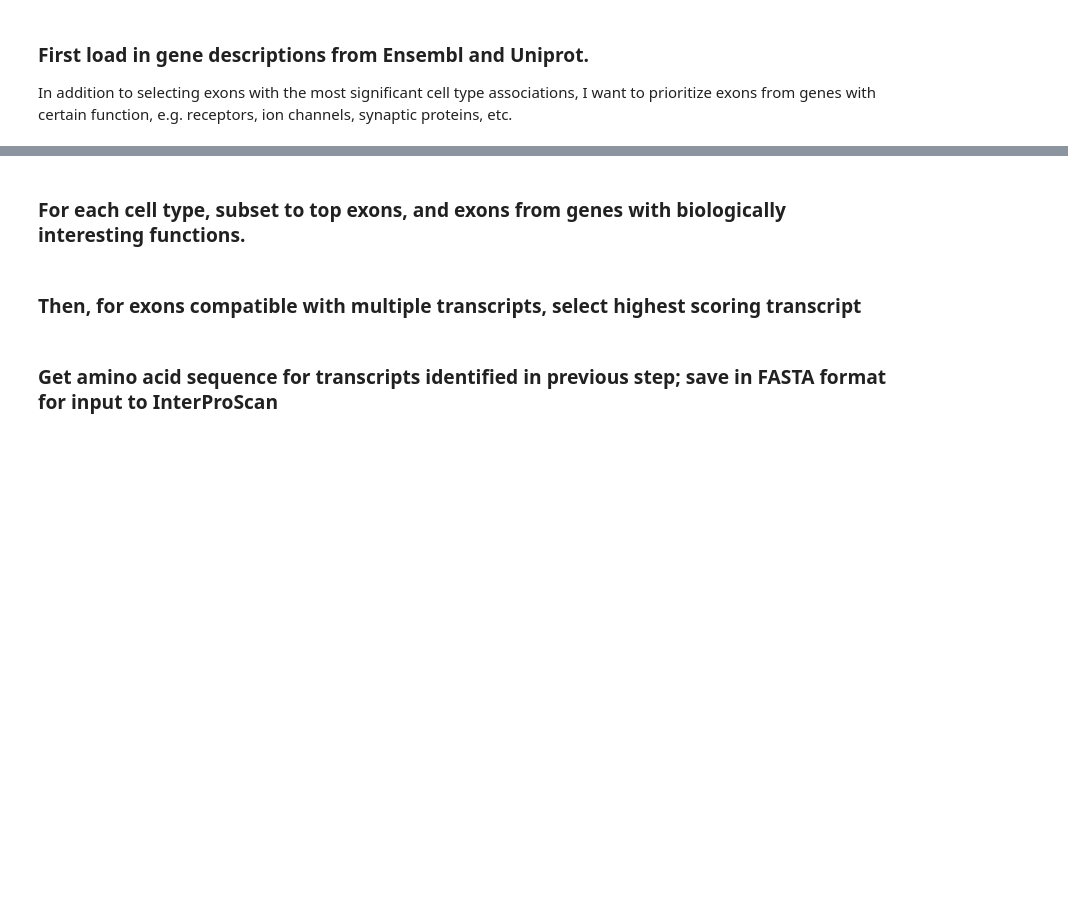
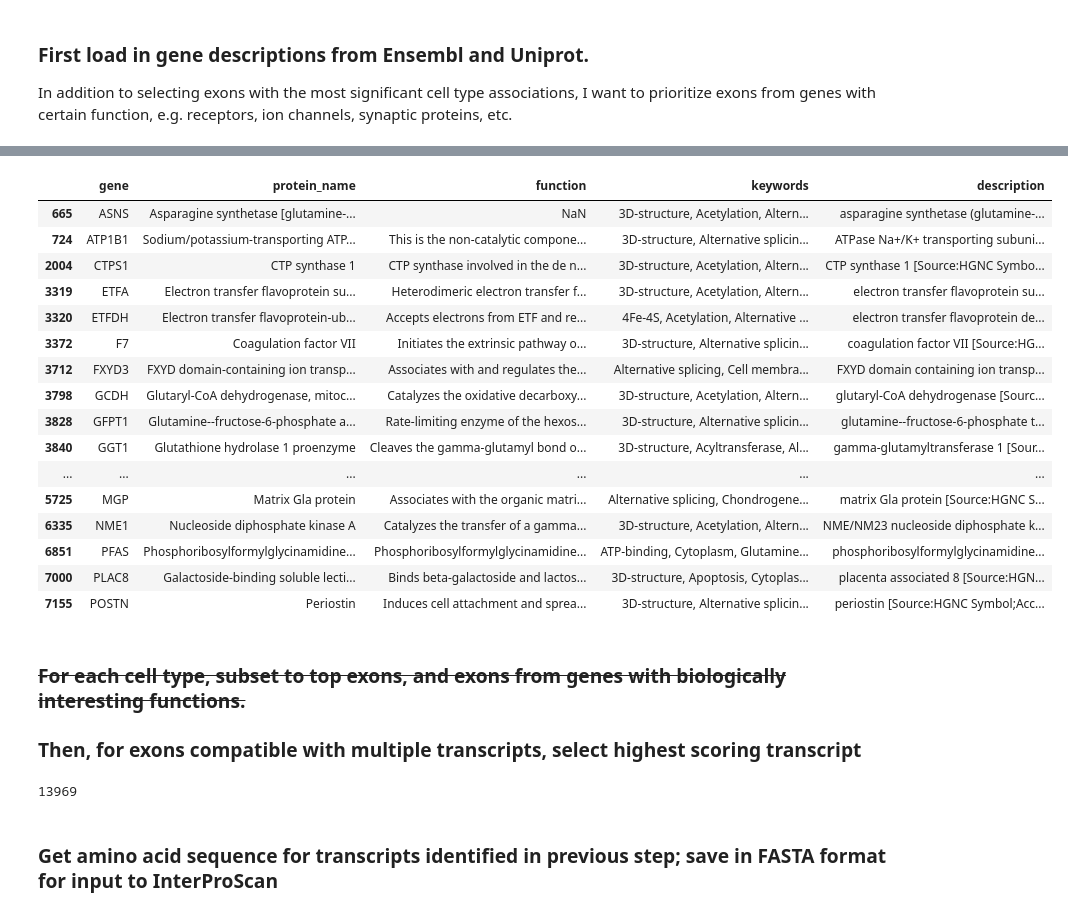
Before and after one commit to reliscu/bulk_splicing_GTEx_cortex, a Jupyter notebook: 28_filter_exons_for_interproscan.ipynb, the cells around one changed output, grey strips where cells are left out. Saved outputs shown, nothing was run; the diff lists cells and outputs as text; code cells hidden in the pictures; blank space fills up the shorter version.

```diff
--- a/28_filter_exons_for_interproscan.ipynb
+++ b/28_filter_exons_for_interproscan.ipynb
@@ -23,6 +50,25 @@ signif_exons = signif_exons.rename(columns={signif_exons.columns[0]: "event"})
+# %%
+gene_info[gene_info["keywords"].str.contains("glut", case=False)].head(20)
+# %% [output]
+|  | gene | protein_name | function | keywords | description |
+| 665 | ASNS | Asparagine synthetase [glutamine-... | NaN | 3D-structure, Acetylation, Altern... | asparagine synthetase (glutamine-... |
+| 724 | ATP1B1 | Sodium/potassium-transporting ATP... | This is the non-catalytic compone... | 3D-structure, Alternative splicin... | ATPase Na+/K+ transporting subuni... |
+| 2004 | CTPS1 | CTP synthase 1 | CTP synthase involved in the de n... | 3D-structure, Acetylation, Altern... | CTP synthase 1 [Source:HGNC Symbo... |
+| 3319 | ETFA | Electron transfer flavoprotein su... | Heterodimeric electron transfer f... | 3D-structure, Acetylation, Altern... | electron transfer flavoprotein su... |
+| 3320 | ETFDH | Electron transfer flavoprotein-ub... | Accepts electrons from ETF and re... | 4Fe-4S, Acetylation, Alternative ... | electron transfer flavoprotein de... |
+| 3372 | F7 | Coagulation factor VII | Initiates the extrinsic pathway o... | 3D-structure, Alternative splicin... | coagulation factor VII [Source:HG... |
+| 3712 | FXYD3 | FXYD domain-containing ion transp... | Associates with and regulates the... | Alternative splicing, Cell membra... | FXYD domain containing ion transp... |
+| 3798 | GCDH | Glutaryl-CoA dehydrogenase, mitoc... | Catalyzes the oxidative decarboxy... | 3D-structure, Acetylation, Altern... | glutaryl-CoA dehydrogenase [Sourc... |
+| 3828 | GFPT1 | Glutamine--fructose-6-phosphate a... | Rate-limiting enzyme of the hexos... | 3D-structure, Alternative splicin... | glutamine--fructose-6-phosphate t... |
+| 3840 | GGT1 | Glutathione hydrolase 1 proenzyme | Cleaves the gamma-glutamyl bond o... | 3D-structure, Acyltransferase, Al... | gamma-glutamyltransferase 1 [Sour... |
+| ... | ... | ... | ... | ... | ... |
+| 5725 | MGP | Matrix Gla protein | Associates with the organic matri... | Alternative splicing, Chondrogene... | matrix Gla protein [Source:HGNC S... |
+| 6335 | NME1 | Nucleoside diphosphate kinase A | Catalyzes the transfer of a gamma... | 3D-structure, Acetylation, Altern... | NME/NM23 nucleoside diphosphate k... |
+| 6851 | PFAS | Phosphoribosylformylglycinamidine... | Phosphoribosylformylglycinamidine... | ATP-binding, Cytoplasm, Glutamine... | phosphoribosylformylglycinamidine... |
+| 7000 | PLAC8 | Galactoside-binding soluble lecti... | Binds beta-galactoside and lactos... | 3D-structure, Apoptosis, Cytoplas... | placenta associated 8 [Source:HGN... |
+| 7155 | POSTN | Periostin | Induces cell attachment and sprea... | 3D-structure, Alternative splicin... | periostin [Source:HGNC Symbol;Acc... |
 # %% [markdown]
-### For each cell type, subset to top exons, and exons from genes with biologically interesting functions.
+### ~~For each cell type, subset to top exons, and exons from genes with biologically interesting functions.~~
+### Then, for exons compatible with multiple transcripts, select highest scoring transcript
-# %% [markdown]
-### Then, for exons compatible with multiple transcripts, select highest scoring transcript
 # %%
 def score_transcript(x):
@@ -63,5 +102,9 @@ for file in os.listdir("data/ctype_exons/annotated"):
 
 transcripts = list(set(transcript_list))  # unique transcripts
+# %%
+len(transcripts)
+# %% [output]
+13969
 # %% [markdown]
 ### Get amino acid sequence for transcripts identified in previous step; save in FASTA format for input to InterProScan
 # %%
```
Also changed, not shown: parts of 11 cells of this notebook, 1 other file.
